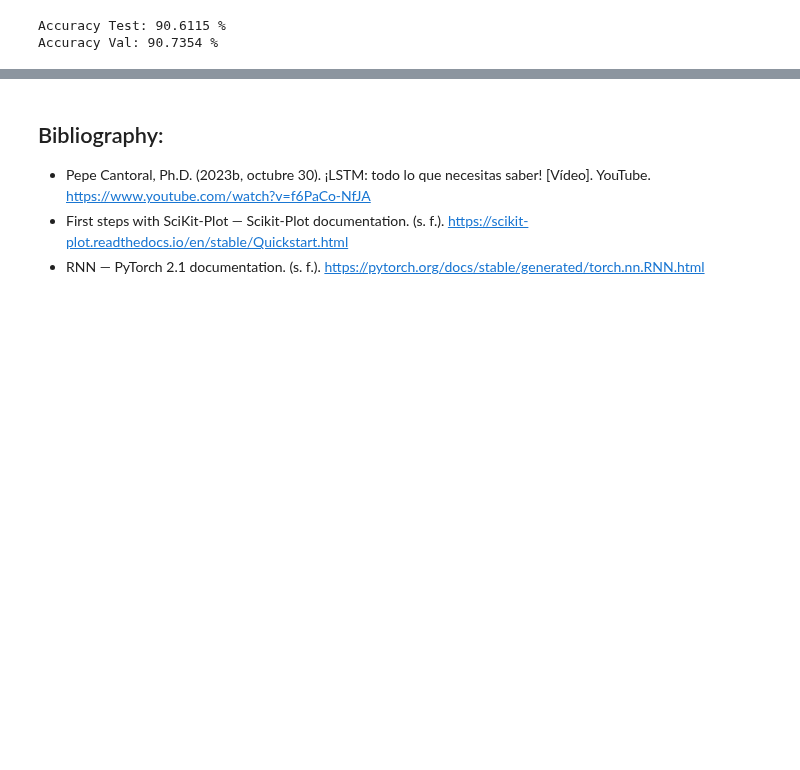
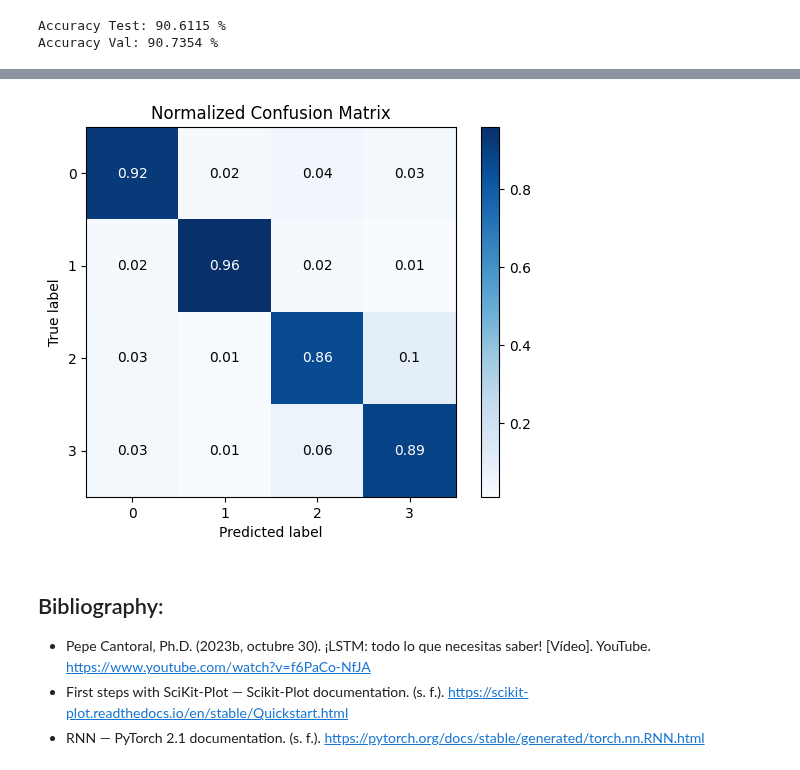
Before and after one commit to andreac941/tutorials, a Jupyter notebook: TC5033_Activity3b_ID01.ipynb, the cells around one changed output, grey strips where cells are left out. Drawn from its saved outputs; the diff is of its cells as text; code cells hidden in the pictures; blank space fills up the shorter version.

```diff
--- a/TC5033_Activity3b_ID01.ipynb
+++ b/TC5033_Activity3b_ID01.ipynb
@@ -427,8 +427,10 @@ plot_confusion_matrix(rnn_model, test_loader)
 # %%
-
+# Normalized confusion matrix:
 y_true, y_pred = get_predictions(rnn_model, test_loader)
-skplt.metrics.plot_confusion_matrix(y, predictions, normalize=True)
+skplt.metrics.plot_confusion_matrix(y_true, y_pred, normalize=True)
 plt.show()
+# %% [output]
+[figure, added]
 # %% [markdown]
 ## Bibliography:
 * Pepe Cantoral, Ph.D. (2023b, octubre 30). ¡LSTM: todo lo que necesitas saber! [Vídeo]. YouTube. https://www.youtube.com/watch?v=f6PaCo-NfJA
```
Also changed, not shown: parts of 2 cells of this notebook.
